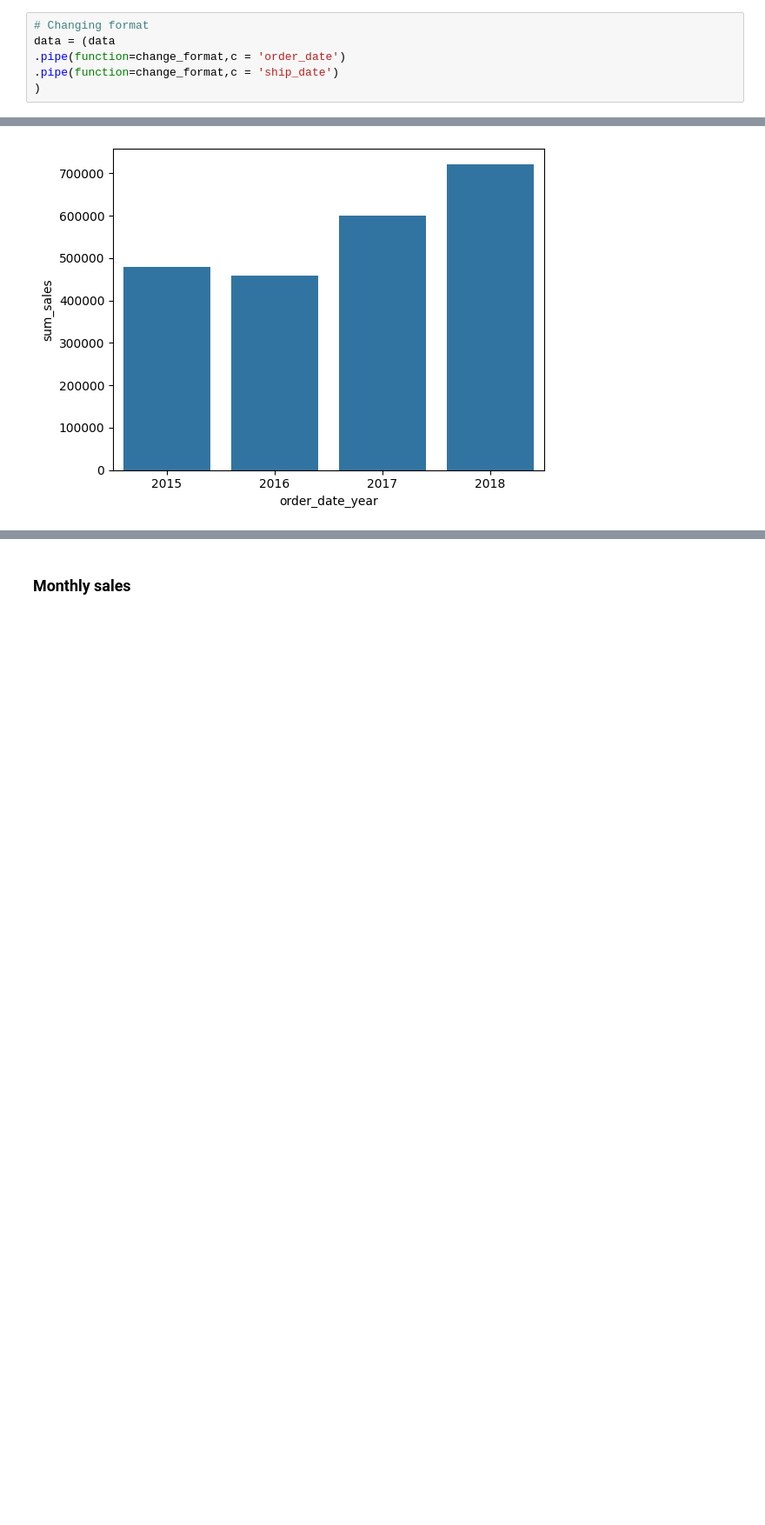
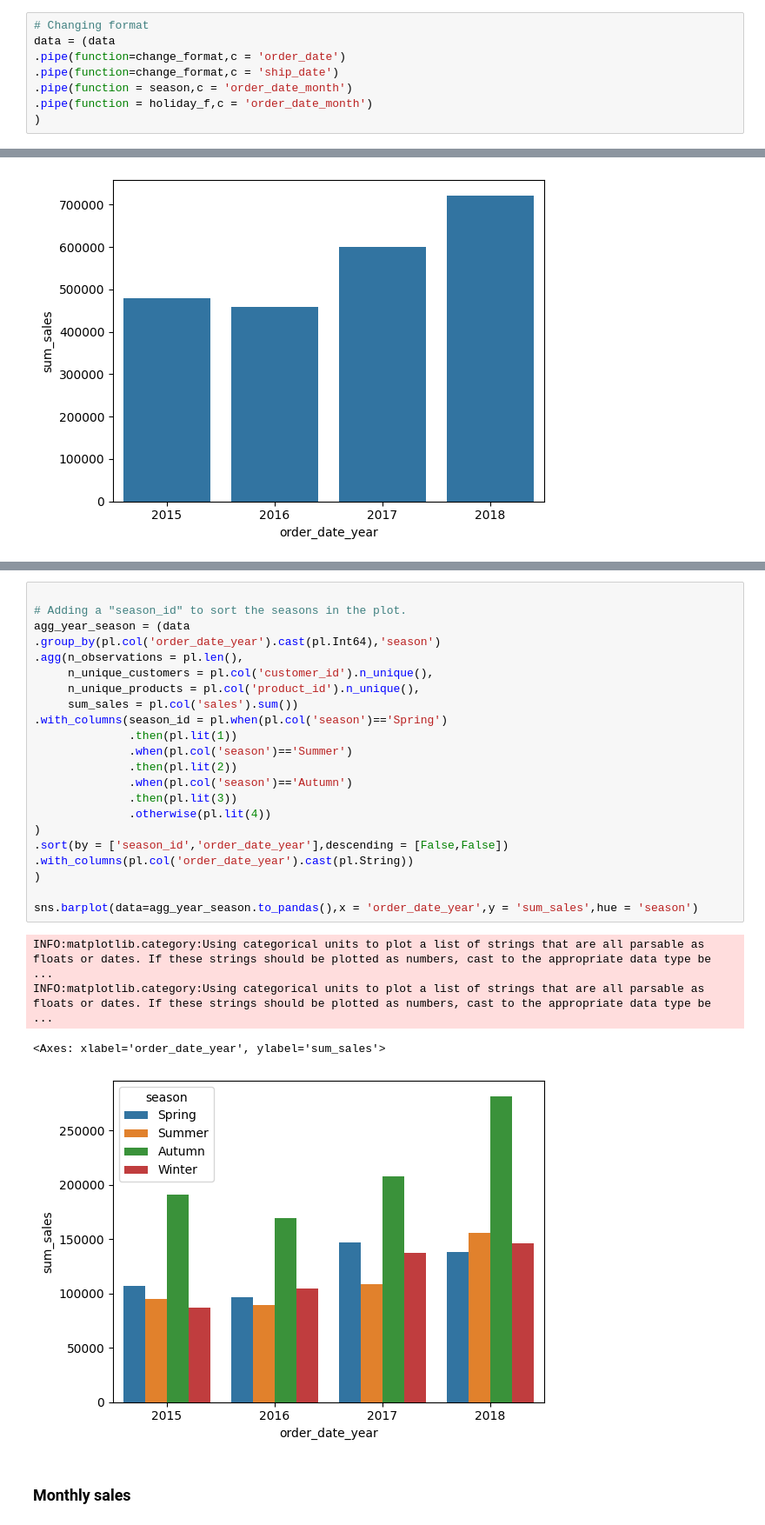
Before and after one commit to PolarsDude/Kaggle, a Jupyter notebook: Superstore Sales Dataset/superstore_sales.ipynb, the cells around one changed output, grey strips where cells are left out. Shown: that part at 87% size. Cells and saved outputs as stored; diff of their text form; blank space fills up the shorter version.

Commit message:
Add season and holiday

```diff
--- a/Superstore Sales Dataset/superstore_sales.ipynb
+++ b/Superstore Sales Dataset/superstore_sales.ipynb
@@ -80,6 +116,8 @@ def change_format(data,c):
 data = (data
 .pipe(function=change_format,c = 'order_date')
 .pipe(function=change_format,c = 'ship_date')
+.pipe(function = season,c = 'order_date_month')
+.pipe(function = holiday_f,c = 'order_date_month')
 )
 # %% [markdown]
 ## Descriptive statistics
@@ -114,2 +156,29 @@ INFO:matplotlib.category:Using categorical units to plot a list of strings that
+# %%
+
+# Adding a "season_id" to sort the seasons in the plot.
+agg_year_season = (data
+.group_by(pl.col('order_date_year').cast(pl.Int64),'season')
+.agg(n_observations = pl.len(),
+     n_unique_customers = pl.col('customer_id').n_unique(),
+     n_unique_products = pl.col('product_id').n_unique(),
+     sum_sales = pl.col('sales').sum())
+.with_columns(season_id = pl.when(pl.col('season')=='Spring')
+              .then(pl.lit(1))
+              .when(pl.col('season')=='Summer')
+              .then(pl.lit(2))
+              .when(pl.col('season')=='Autumn')
+              .then(pl.lit(3))
+              .otherwise(pl.lit(4))
+)
+.sort(by = ['season_id','order_date_year'],descending = [False,False])
+.with_columns(pl.col('order_date_year').cast(pl.String))
+)
+
+sns.barplot(data=agg_year_season.to_pandas(),x = 'order_date_year',y = 'sum_sales',hue = 'season')
+# %% [output]
+INFO:matplotlib.category:Using categorical units to plot a list of strings that are all parsable as floats or dates. If these strings should be plotted as numbers, cast to the appropriate data type be ...
+INFO:matplotlib.category:Using categorical units to plot a list of strings that are all parsable as floats or dates. If these strings should be plotted as numbers, cast to the appropriate data type be ...
+<Axes: xlabel='order_date_year', ylabel='sum_sales'>
+[figure, added]
 # %% [markdown]
 ### Monthly sales
```
Also changed, not shown: parts of 8 cells of this notebook.
